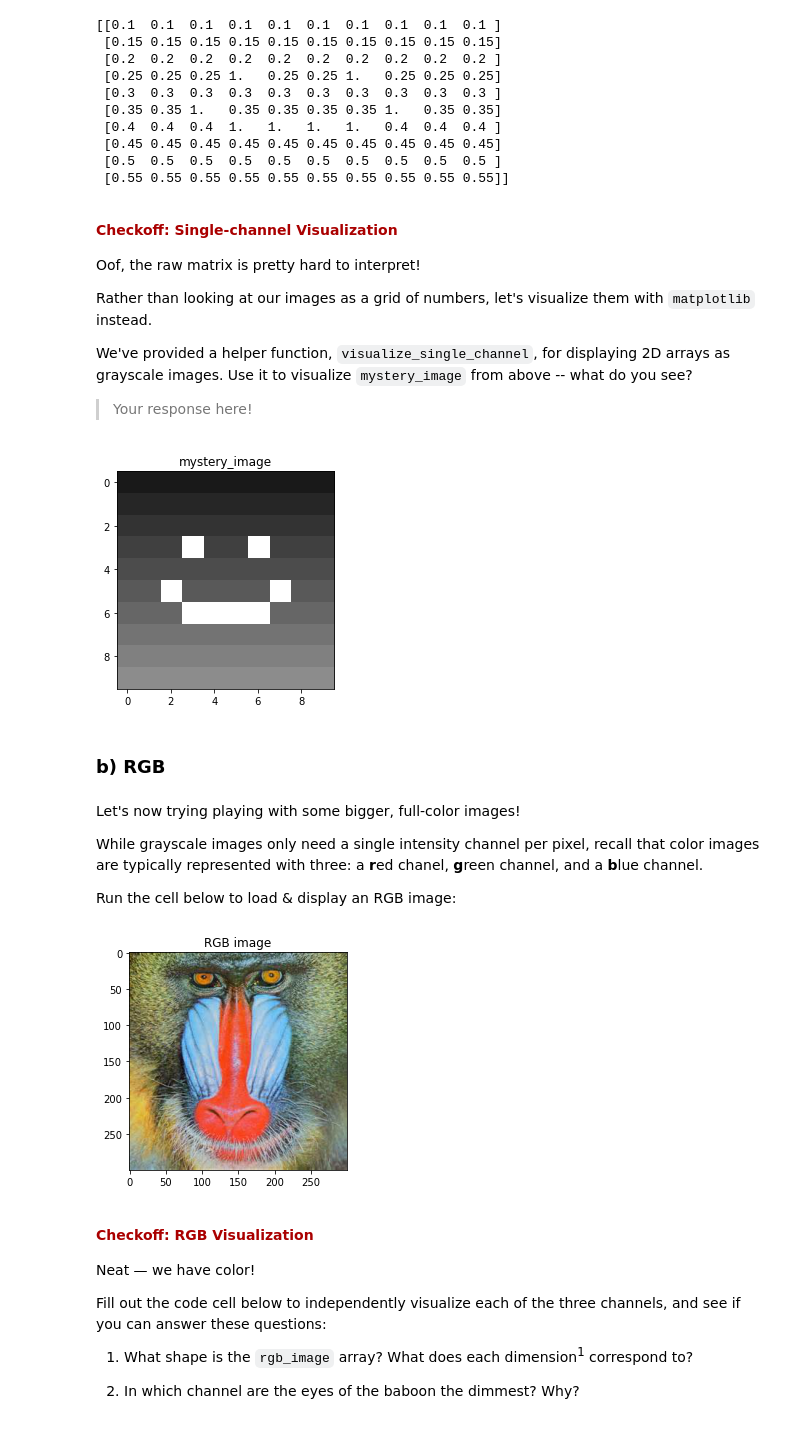
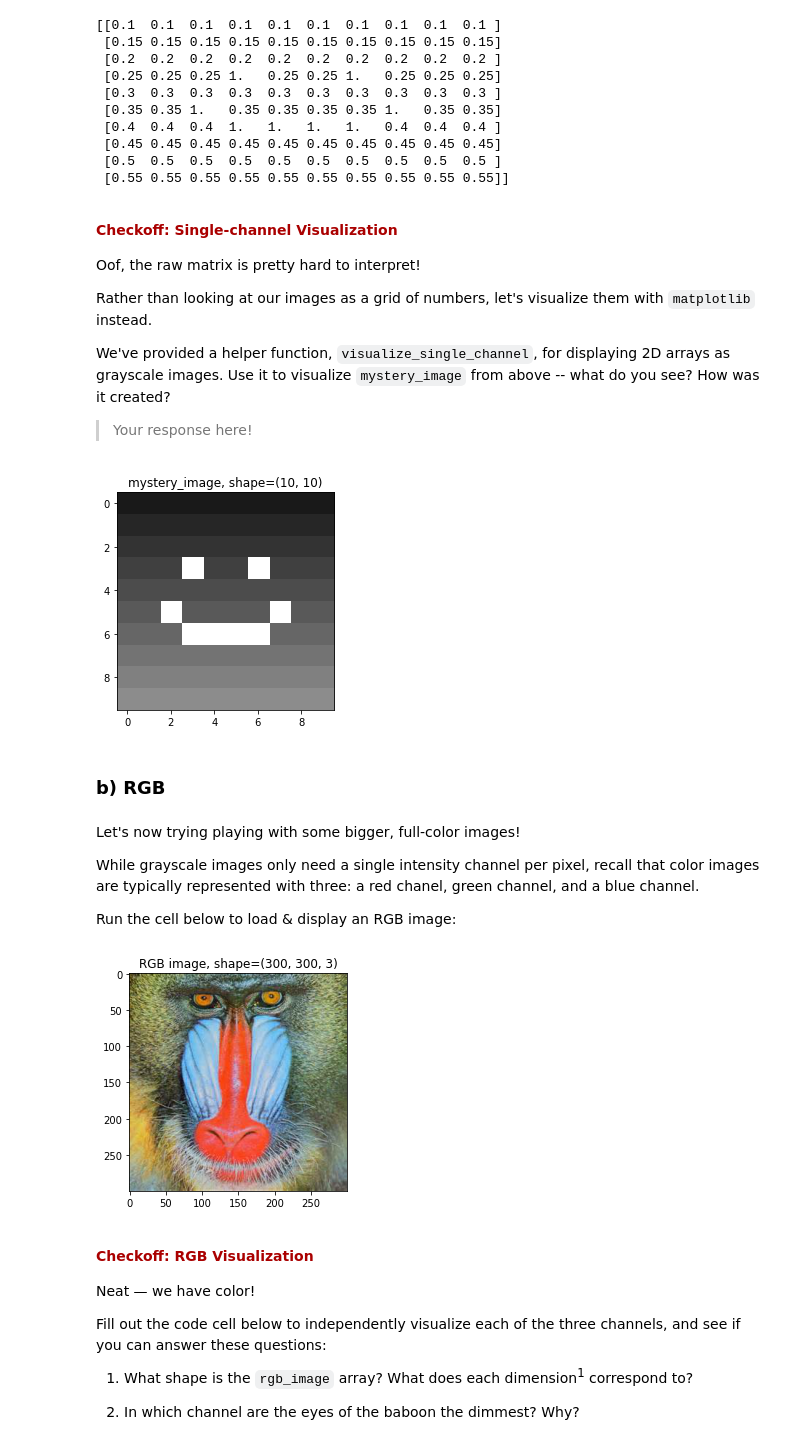
Before and after one commit to brentyi/ai4all_robotics_2020, a Jupyter notebook: cv1.ipynb, the cells around one changed output. Drawn from its saved outputs; the diff is of its cells as text; code cells hidden in the pictures.

```diff
--- a/cv1.ipynb
+++ b/cv1.ipynb
@@ -312,40 +333,56 @@ Oof, the raw matrix is pretty hard to interpret!
 
 Rather than looking at our images as a grid of numbers, let's visualize them with `matplotlib` instead.
 
-We've provided a helper function, `visualize_single_channel`, for displaying 2D arrays as grayscale images. Use it to visualize `mystery_image` from above -- what do you see?
+We've provided a helper function, `visualize_single_channel`, for displaying 2D arrays as grayscale images. Use it to visualize `mystery_image` from above -- what do you see? How was it created?
 
 > Your response here!
 # %%
 def visualize_single_channel(title, image):
+    """Visualize a 2D array using matplotlib.
+    All inputs values should be normalized 0.0-1.0.
+
+    Args:
+        title (str): Name of image we're visualizing.
+        image (np.ndarray): Image we're visualizing. Shape should be `(rows, cols)`.
+    """
     assert type(title) == str, "Title not a string!"
     assert len(image.shape) == 2, "Image array not 2D!"
 
     # Visualize image
     # We manually set the black value with `vmin`, and the white value with `vmax`
     plt.imshow(image, vmin=0.0, vmax=1.0, cmap="gray")
 
     # Give our plot a title -- this is purely cosmetic!
-    plt.title(title)
+    plt.title(f"{title}, shape={image.shape}")
 
     # Show image
     plt.show()
 
 
 # ~~START DELETE~~
 visualize_single_channel("mystery_image", mystery_image)
 # ~~END DELETE~~
 # %% [output]
-[figure, old version]
+[figure, new version]
 # %% [markdown]
 ### b) RGB
 # %% [markdown]
 Let's now trying playing with some bigger, full-color images!
 
-While grayscale images only need a single intensity channel per pixel, recall that color images are typically represented with three: a **r**ed chanel, **g**reen channel, and a **b**lue channel.
+While grayscale images only need a single intensity channel per pixel, recall that color images are typically represented with three: a red chanel, green channel, and a blue channel.
 
 Run the cell below to load & display an RGB image:
 # %%
 def load_image(path):
+    """Load an image from a path.
+
+    Args:
+        path (str): Location of image to load.
+
+    Returns:
+        np.ndarray: RGB image, with channels normalized from 0.0-1.0. Shape
+        should be `(rows, cols, 3)`.
+    """
     # Load our image with the Python Image Library
     # Values by default are 0-255, we divide to normalize to the 0.0-1.0 range
     import PIL.Image
@@ -354,6 +391,12 @@ def load_image(path):
 
 
 def visualize_rgb(title, image):
+    """Visualize an RGB image using matplotlib.
+
+    Args:
+        title (str): Name of image we're visualizing.
+        image (np.ndarray): Image we're visualizing. Shape should be `(rows, cols, 3)`.
+    """
     assert type(title) == str, "Title not a string!"
     assert len(image.shape) == 3, "Image array not 3D!"
     assert image.shape[2], "Last dimension must have length 3! (RGB)"
@@ -362,7 +405,7 @@ def visualize_rgb(title, image):
     plt.imshow(image)
 
     # Give our plot a title -- this is purely cosmetic!
-    plt.title(title)
+    plt.title(f"{title}, shape={image.shape}")
 
     # Show image
     plt.show()
@@ -371,7 +414,7 @@ def visualize_rgb(title, image):
 rgb_image = load_image("cv1_assets/baboon.jpg")
 visualize_rgb("RGB image", rgb_image)
 # %% [output]
-[figure, old version]
+[figure, new version]
 # %% [markdown]
 <div style="color: #a00; font-weight: 800; padding: 1em 0; border-top: 0.4em solid #eee;">Checkoff: RGB Visualization</div>
 
```
Also changed, not shown: parts of 23 cells of this notebook, 1 other file.
